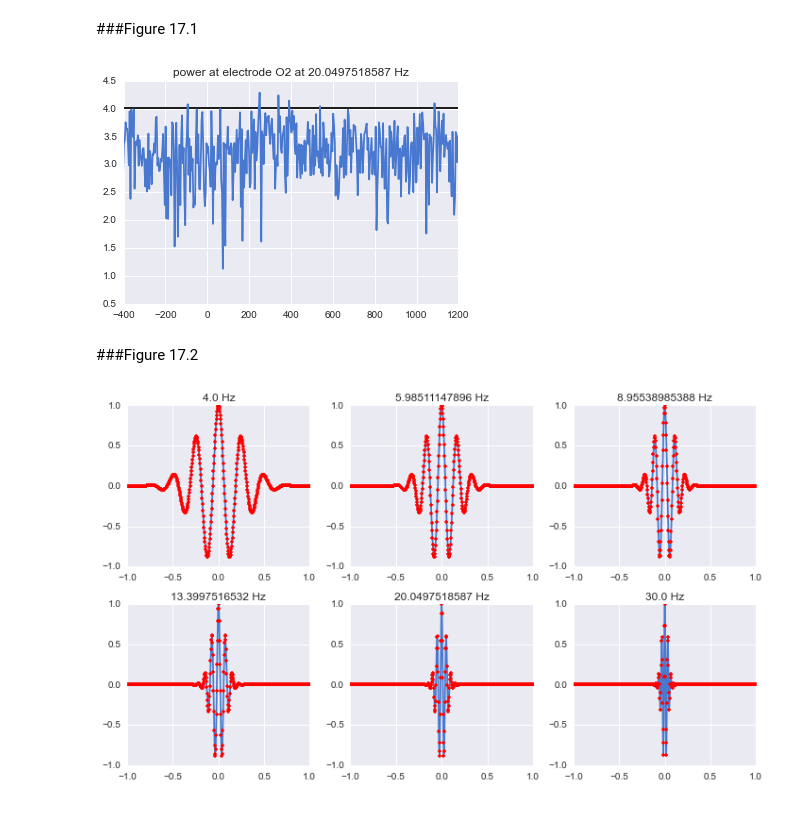
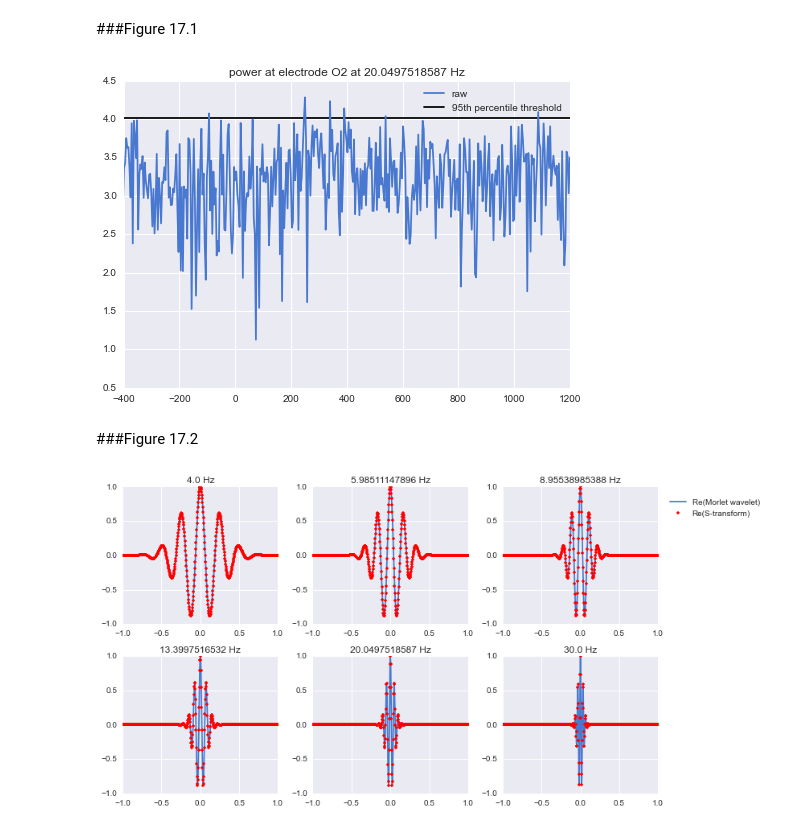
Before and after one commit to lyndond/Analyzing_Neural_Time_Series, a Jupyter notebook: chapter17.ipynb, the cells around one changed output. Drawn from its saved outputs; the diff is of its cells as text; code cells hidden in the pictures.

```diff
--- a/chapter17.ipynb
+++ b/chapter17.ipynb
@@ -65,20 +65,22 @@ plt.plot(EEGtimes,eegpower[:,50])
 plt.xlim([-400,1200])
 threshold = np.percentile(eegpower[:],95)
 plt.hlines(threshold,-400,1200) #plot threshold line
+plt.legend(["raw","95th percentile threshold"])
 channel = data["EEG"][0,0]["chanlocs"][0,63]["labels"][0]
 _=plt.title("power at electrode " + channel + " at " + str(frex[4]) + " Hz")
 # %% [output]
-[figure, old version]
+[figure, new version]
 # %% [markdown]
 ###Figure 17.2
 # %%
-plt.figure(figsize=(10,6))
+fig=plt.figure(figsize=(10,6))
 for ii in xrange(num_frex):
     plt.subplot(2,3,ii+1)
     plt.plot(time,np.real(mwaves[ii,:]))
     plt.plot(time,np.real(swaves[ii,:]),'r.')
     plt.title(str(frex[ii]) + " Hz")
 
 plt.tight_layout()
+_=plt.legend(["Re(Morlet wavelet)","Re(S-transform)"], bbox_to_anchor=[1.7,2.2])
 # %% [output]
-[figure, old version]
+[figure, new version]
```
Also changed, not shown: 1 other file.
